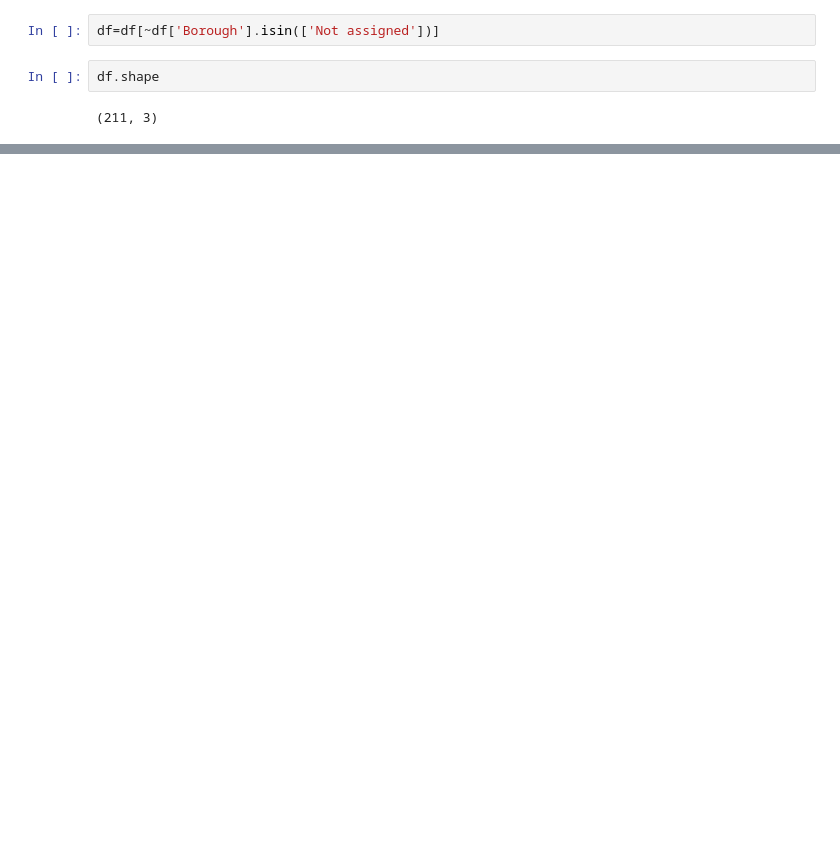
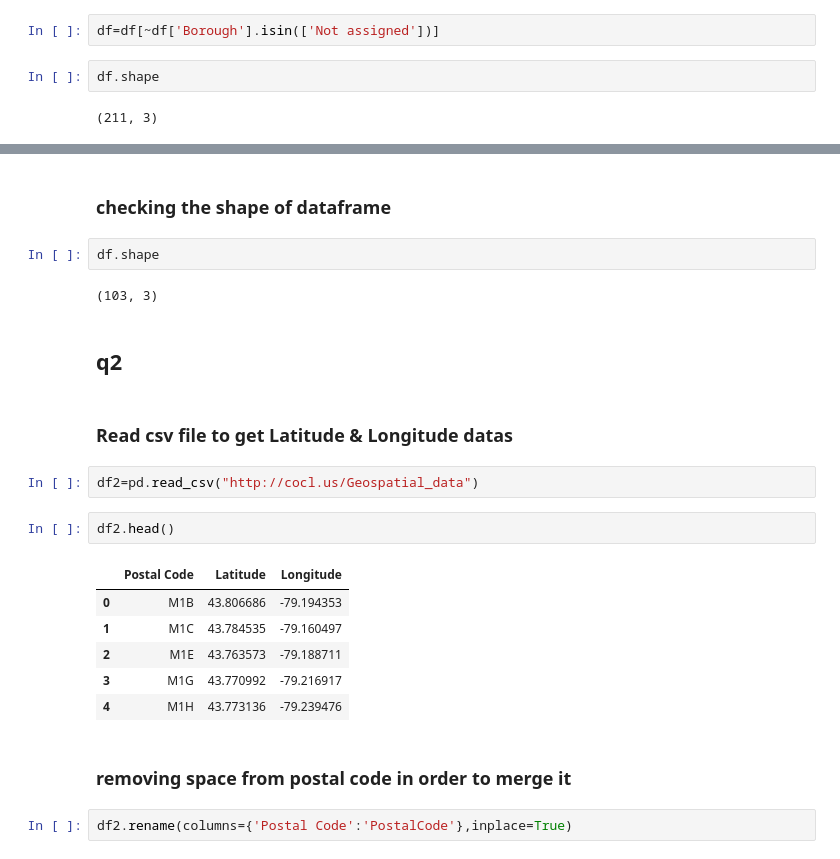
Before and after one commit to shriharsh786/coursera, a Jupyter notebook: capstone_2.ipynb, the cells around one changed output, grey strips where cells are left out. Drawn from its saved outputs; the diff is of its cells as text; blank space fills up the shorter version.

```diff
--- a/capstone_2.ipynb
+++ b/capstone_2.ipynb
@@ -118,0 +133,25 @@ df.to_csv('can')
+# %% [markdown]
+### checking the shape of dataframe
+# %%
+df.shape
+# %% [output]
+(103, 3)
+# %% [markdown]
+## q2
+# %% [markdown]
+### Read csv file to get Latitude & Longitude datas
+# %%
+df2=pd.read_csv("http://cocl.us/Geospatial_data")
+# %%
+df2.head()
+# %% [output]
+|  | Postal Code | Latitude | Longitude |
+| 0 | M1B | 43.806686 | -79.194353 |
+| 1 | M1C | 43.784535 | -79.160497 |
+| 2 | M1E | 43.763573 | -79.188711 |
+| 3 | M1G | 43.770992 | -79.216917 |
+| 4 | M1H | 43.773136 | -79.239476 |
+# %% [markdown]
+### removing space from postal code in order to merge it
+# %%
+df2.rename(columns={'Postal Code':'PostalCode'},inplace=True)
```
Also changed, not shown: parts of 21 cells of this notebook.
